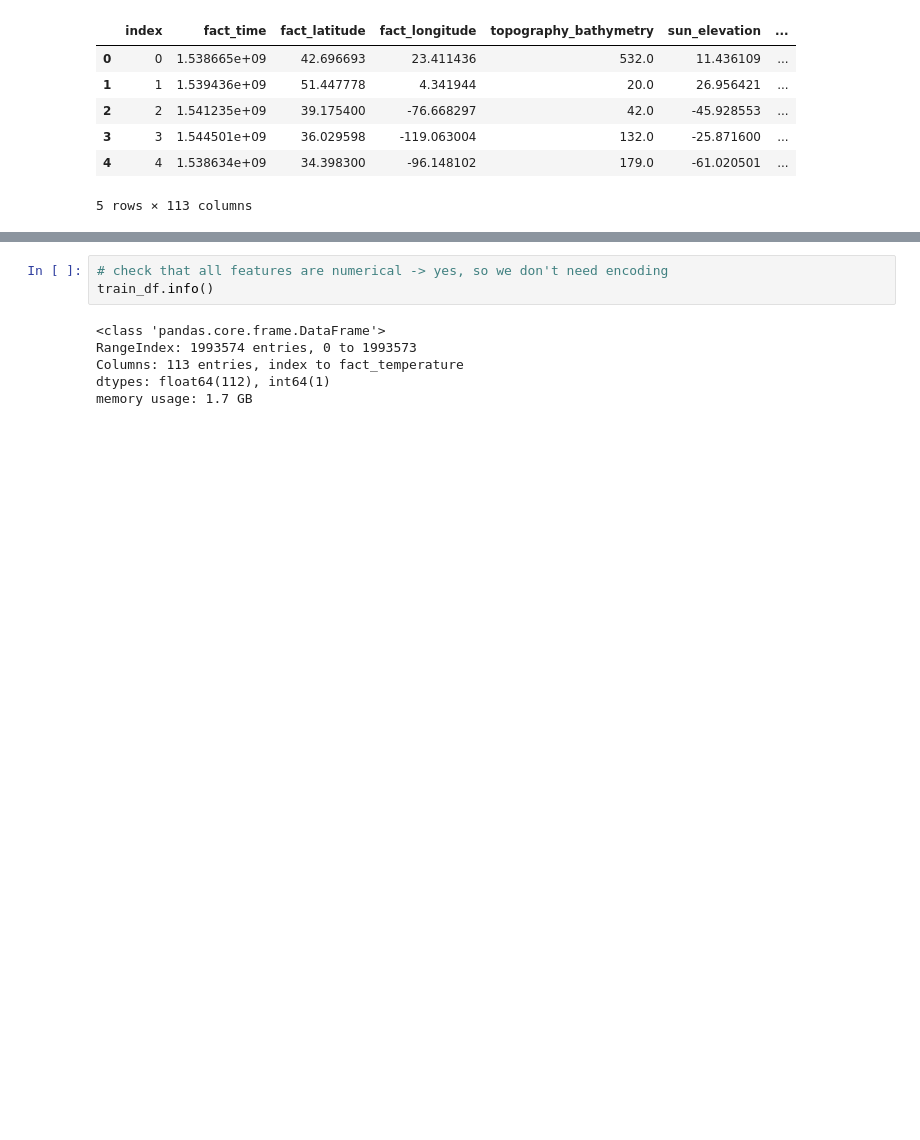
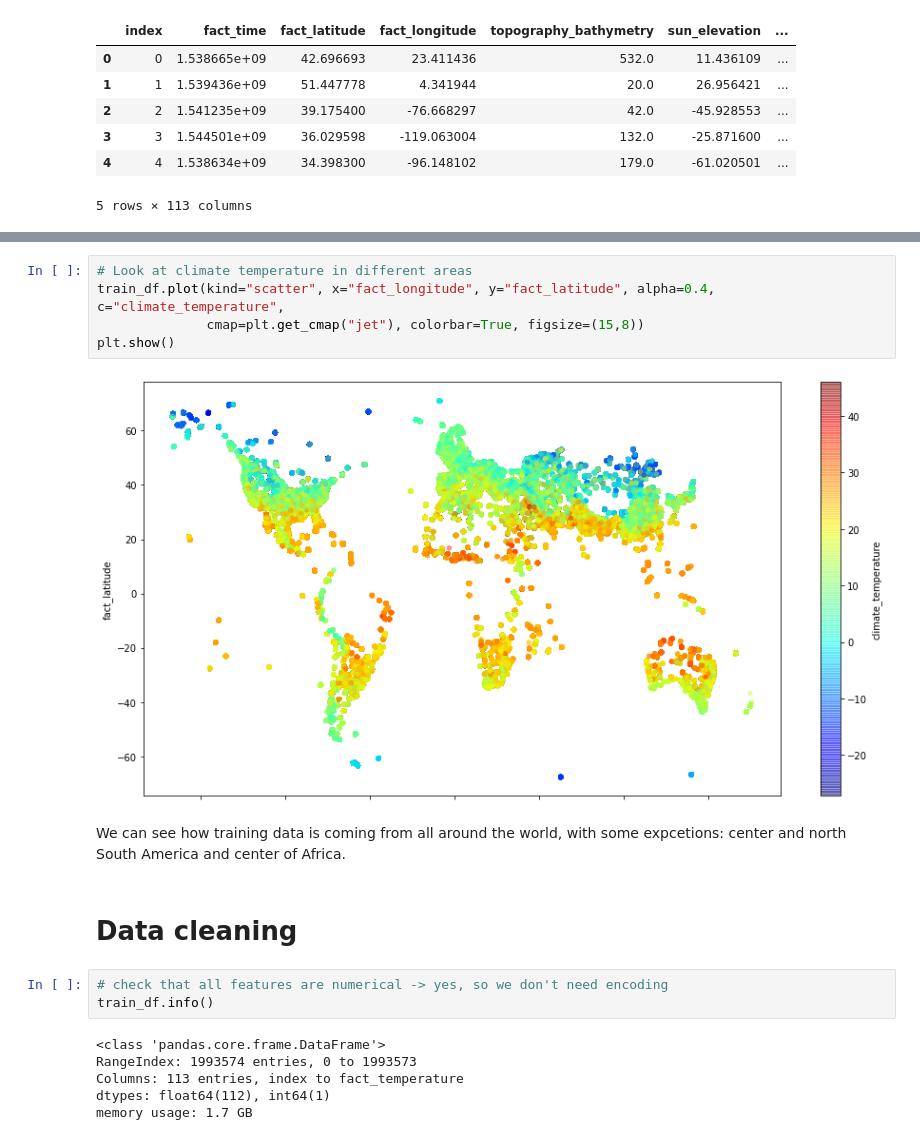
Before and after one commit to AndreaGhiglione/algorithmic-machine-learning, a Jupyter notebook: Challenges/C1 - Weather prediction/Code.ipynb, the cells around one changed output, grey strips where cells are left out. Saved outputs shown, nothing was run; the diff lists cells and outputs as text; blank space fills up the shorter version.

```diff
--- a/Challenges/C1 - Weather prediction/Code.ipynb
+++ b/Challenges/C1 - Weather prediction/Code.ipynb
@@ -22,3 +40,14 @@ train_df.head()
+# %%
+# Look at climate temperature in different areas
+train_df.plot(kind="scatter", x="fact_longitude", y="fact_latitude", alpha=0.4, c="climate_temperature",
+              cmap=plt.get_cmap("jet"), colorbar=True, figsize=(15,8))
+plt.show()
+# %% [output]
+[figure, added]
+# %% [markdown]
+We can see how training data is coming from all around the world, with some expcetions: center and north South America and center of Africa.
+# %% [markdown]
+# Data cleaning
 # %%
 # check that all features are numerical -> yes, so we don't need encoding
 train_df.info()
```
Also changed, not shown: parts of 25 cells of this notebook.
